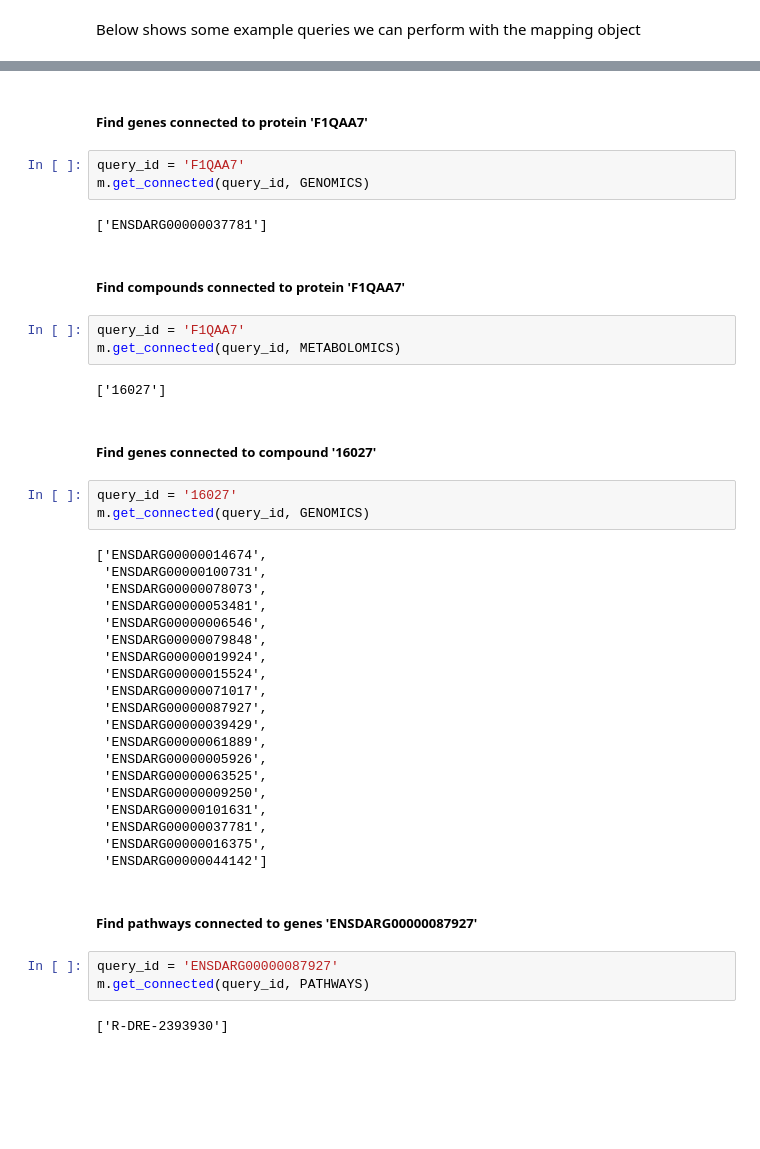
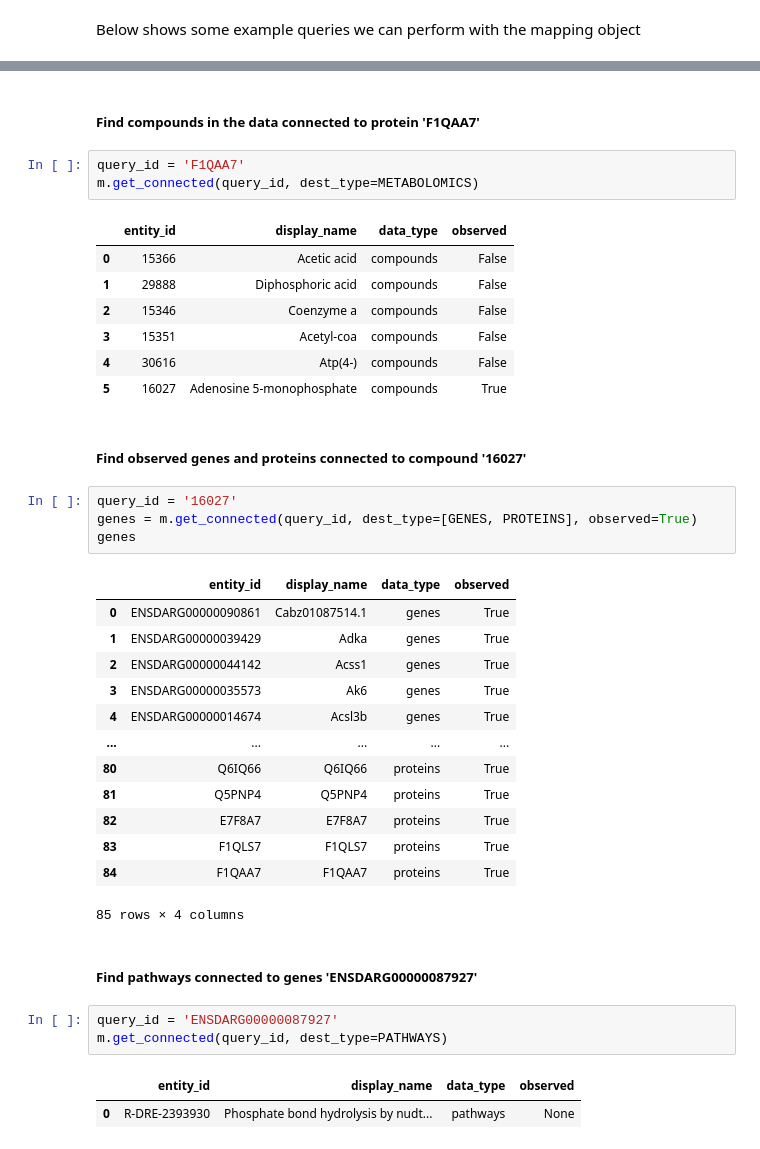
Before and after one commit to glasgowcompbio/pyMultiOmics, a Jupyter notebook: notebooks/zebrafish_demo.ipynb, the cells around one changed output, grey strips where cells are left out. Cells and saved outputs as stored; diff of their text form; blank space fills up the shorter version.

```diff
--- a/notebooks/zebrafish_demo.ipynb
+++ b/notebooks/zebrafish_demo.ipynb
@@ -213,46 +225,41 @@ m.get_neighbours(query_id)
 # %% [markdown]
-##### Find genes connected to protein 'F1QAA7'
+##### Find compounds in the data connected to protein 'F1QAA7'
 # %%
 query_id = 'F1QAA7'
-m.get_connected(query_id, GENOMICS)
+m.get_connected(query_id, dest_type=METABOLOMICS)
 # %% [output]
-['ENSDARG00000037781']
+|  | entity_id | display_name | data_type | observed |
+| 0 | 15366 | Acetic acid | compounds | False |
+| 1 | 29888 | Diphosphoric acid | compounds | False |
+| 2 | 15346 | Coenzyme a | compounds | False |
+| 3 | 15351 | Acetyl-coa | compounds | False |
+| 4 | 30616 | Atp(4-) | compounds | False |
+| 5 | 16027 | Adenosine 5-monophosphate | compounds | True |
 # %% [markdown]
-##### Find compounds connected to protein 'F1QAA7'
+##### Find observed genes and proteins connected to compound '16027'
-# %%
-query_id = 'F1QAA7'
-m.get_connected(query_id, METABOLOMICS)
-# %% [output]
-['16027']
-# %% [markdown]
-##### Find genes connected to compound '16027'
 # %%
 query_id = '16027'
-m.get_connected(query_id, GENOMICS)
+genes = m.get_connected(query_id, dest_type=[GENES, PROTEINS], observed=True)
+genes
 # %% [output]
+|  | entity_id | display_name | data_type | observed |
+| 0 | ENSDARG00000090861 | Cabz01087514.1 | genes | True |
+| 1 | ENSDARG00000039429 | Adka | genes | True |
+| 2 | ENSDARG00000044142 | Acss1 | genes | True |
+| 3 | ENSDARG00000035573 | Ak6 | genes | True |
+| 4 | ENSDARG00000014674 | Acsl3b | genes | True |
+| ... | ... | ... | ... | ... |
+| 80 | Q6IQ66 | Q6IQ66 | proteins | True |
+| 81 | Q5PNP4 | Q5PNP4 | proteins | True |
+| 82 | E7F8A7 | E7F8A7 | proteins | True |
+| 83 | F1QLS7 | F1QLS7 | proteins | True |
+| 84 | F1QAA7 | F1QAA7 | proteins | True |
-['ENSDARG00000014674',
- 'ENSDARG00000100731',
- 'ENSDARG00000078073',
- 'ENSDARG00000053481',
- 'ENSDARG00000006546',
- 'ENSDARG00000079848',
- 'ENSDARG00000019924',
- 'ENSDARG00000015524',
- 'ENSDARG00000071017',
- 'ENSDARG00000087927',
- 'ENSDARG00000039429',
- 'ENSDARG00000061889',
- 'ENSDARG00000005926',
- 'ENSDARG00000063525',
- 'ENSDARG00000009250',
- 'ENSDARG00000101631',
- 'ENSDARG00000037781',
- 'ENSDARG00000016375',
- 'ENSDARG00000044142']
+85 rows × 4 columns
 # %% [markdown]
 ##### Find pathways connected to genes 'ENSDARG00000087927'
 # %%
 query_id = 'ENSDARG00000087927'
-m.get_connected(query_id, PATHWAYS)
+m.get_connected(query_id, dest_type=PATHWAYS)
 # %% [output]
-['R-DRE-2393930']
+|  | entity_id | display_name | data_type | observed |
+| 0 | R-DRE-2393930 | Phosphate bond hydrolysis by nudt... | pathways | None |
```
Also changed, not shown: parts of 14 cells of this notebook, 1 other file.
